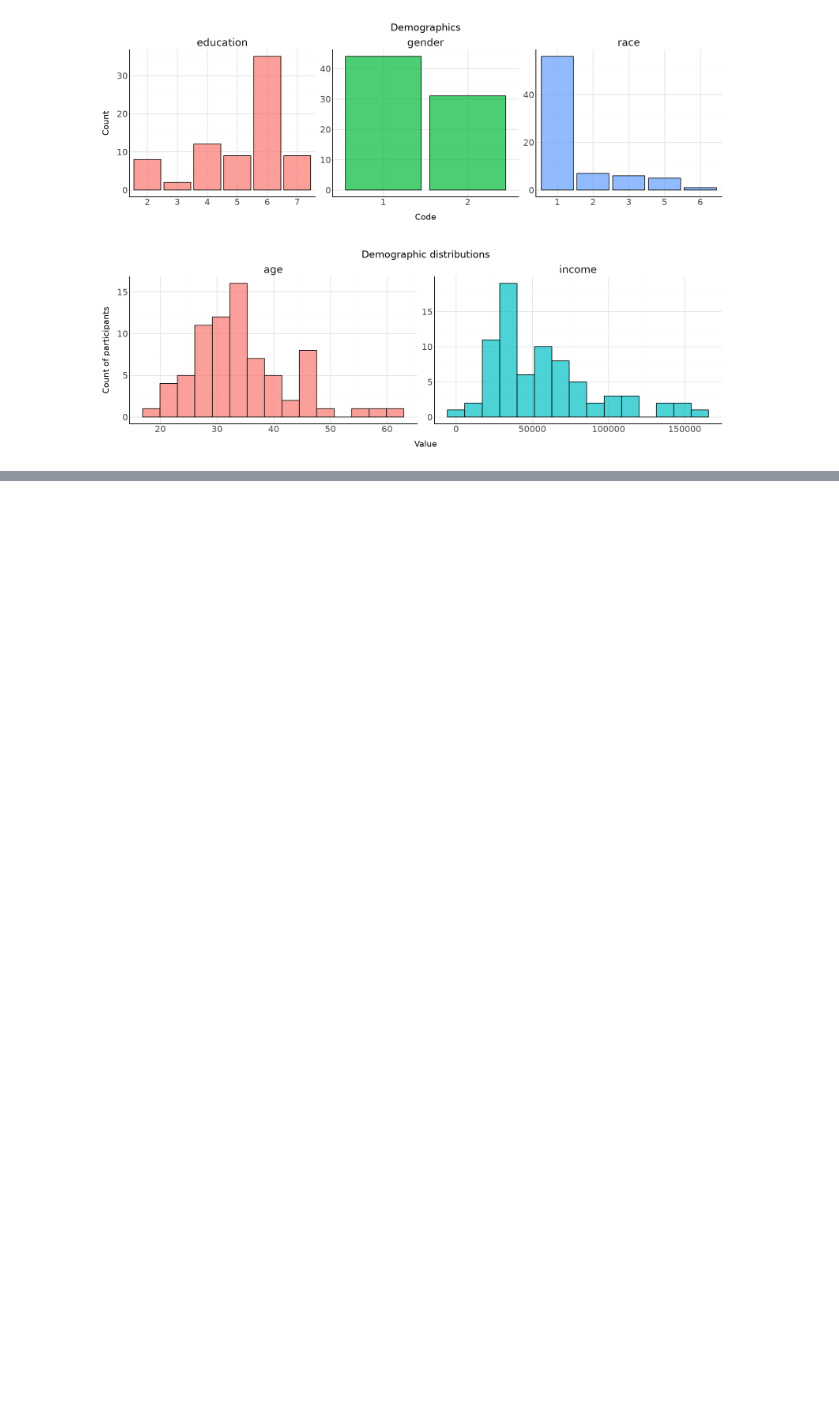
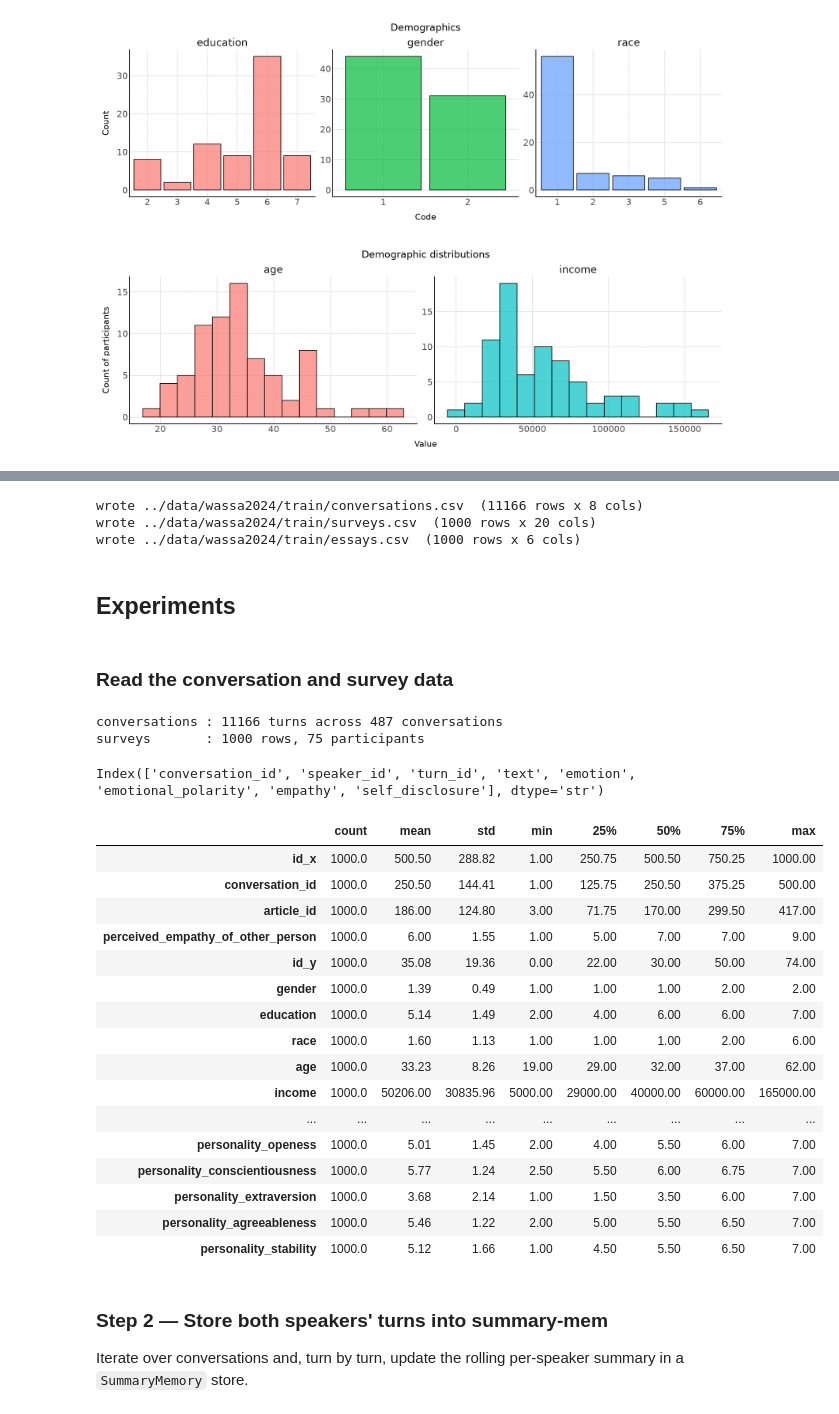
Before and after one commit to shshnk94/summary-mem, a Jupyter notebook: notebooks/wassa2024.ipynb, the cells around one changed output, grey strips where cells are left out. Cells and saved outputs as stored; diff of their text form; code cells hidden in the pictures; blank space fills up the shorter version.

```diff
--- a/notebooks/wassa2024.ipynb
+++ b/notebooks/wassa2024.ipynb
@@ -271,0 +280,58 @@ iri = iri.melt(var_name="trait", value_name="score")
+# %%
+# Export the three prepared dataframes as CSV into data/wassa2024/train.
+train_dir = datafolder / "train"
+train_dir.mkdir(parents=True, exist_ok=True)
+
+for name, df in [("conversations", conversations), ("surveys", surveys), ("essays", essays)]:
+    out_path = train_dir / f"{name}.csv"
+    df.to_csv(out_path, index=False)
+    print(f"wrote {out_path}  ({df.shape[0]} rows x {df.shape[1]} cols)")
+# %% [output]
+wrote ../data/wassa2024/train/conversations.csv  (11166 rows x 8 cols)
+wrote ../data/wassa2024/train/surveys.csv  (1000 rows x 20 cols)
+wrote ../data/wassa2024/train/essays.csv  (1000 rows x 6 cols)
+# %% [markdown]
+## Experiments
+# %% [markdown]
+### Read the conversation and survey data
+# %%
+from pathlib import Path
+import pandas as pd
+from tqdm.auto import tqdm
+
+datafolder = Path("../data/wassa2024/train")
+conversations = pd.read_csv(datafolder / "conversations.csv")
+surveys = pd.read_csv(datafolder / "surveys.csv")
+
+print(f"conversations : {len(conversations)} turns across "
+      f"{conversations['conversation_id'].nunique()} conversations")
+print(f"surveys       : {len(surveys)} rows, "
+      f"{surveys['person_id'].nunique()} participants")
+
+display(conversations.columns)
+display(surveys.describe().round(2).T)
+# %% [output]
+conversations : 11166 turns across 487 conversations
+surveys       : 1000 rows, 75 participants
+Index(['conversation_id', 'speaker_id', 'turn_id', 'text', 'emotion', 'emotional_polarity', 'empathy', 'self_disclosure'], dtype='str')
+|  | count | mean | std | min | 25% | 50% | 75% | max |
+| id_x | 1000.0 | 500.50 | 288.82 | 1.00 | 250.75 | 500.50 | 750.25 | 1000.00 |
+| conversation_id | 1000.0 | 250.50 | 144.41 | 1.00 | 125.75 | 250.50 | 375.25 | 500.00 |
+| article_id | 1000.0 | 186.00 | 124.80 | 3.00 | 71.75 | 170.00 | 299.50 | 417.00 |
+| perceived_empathy_of_other_person | 1000.0 | 6.00 | 1.55 | 1.00 | 5.00 | 7.00 | 7.00 | 9.00 |
+| id_y | 1000.0 | 35.08 | 19.36 | 0.00 | 22.00 | 30.00 | 50.00 | 74.00 |
+| gender | 1000.0 | 1.39 | 0.49 | 1.00 | 1.00 | 1.00 | 2.00 | 2.00 |
+| education | 1000.0 | 5.14 | 1.49 | 2.00 | 4.00 | 6.00 | 6.00 | 7.00 |
+| race | 1000.0 | 1.60 | 1.13 | 1.00 | 1.00 | 1.00 | 2.00 | 6.00 |
+| age | 1000.0 | 33.23 | 8.26 | 19.00 | 29.00 | 32.00 | 37.00 | 62.00 |
+| income | 1000.0 | 50206.00 | 30835.96 | 5000.00 | 29000.00 | 40000.00 | 60000.00 | 165000.00 |
+| ... | ... | ... | ... | ... | ... | ... | ... | ... |
+| personality_openess | 1000.0 | 5.01 | 1.45 | 2.00 | 4.00 | 5.50 | 6.00 | 7.00 |
+| personality_conscientiousness | 1000.0 | 5.77 | 1.24 | 2.50 | 5.50 | 6.00 | 6.75 | 7.00 |
+| personality_extraversion | 1000.0 | 3.68 | 2.14 | 1.00 | 1.50 | 3.50 | 6.00 | 7.00 |
+| personality_agreeableness | 1000.0 | 5.46 | 1.22 | 2.00 | 5.00 | 5.50 | 6.50 | 7.00 |
+| personality_stability | 1000.0 | 5.12 | 1.66 | 1.00 | 4.50 | 5.50 | 6.50 | 7.00 |
+# %% [markdown]
+### Step 2 — Store both speakers' turns into summary-mem
+
+Iterate over conversations and, turn by turn, update the rolling per-speaker summary in a `SummaryMemory` store.
```
Also changed, not shown: parts of 8 cells of this notebook, 1 other file.
